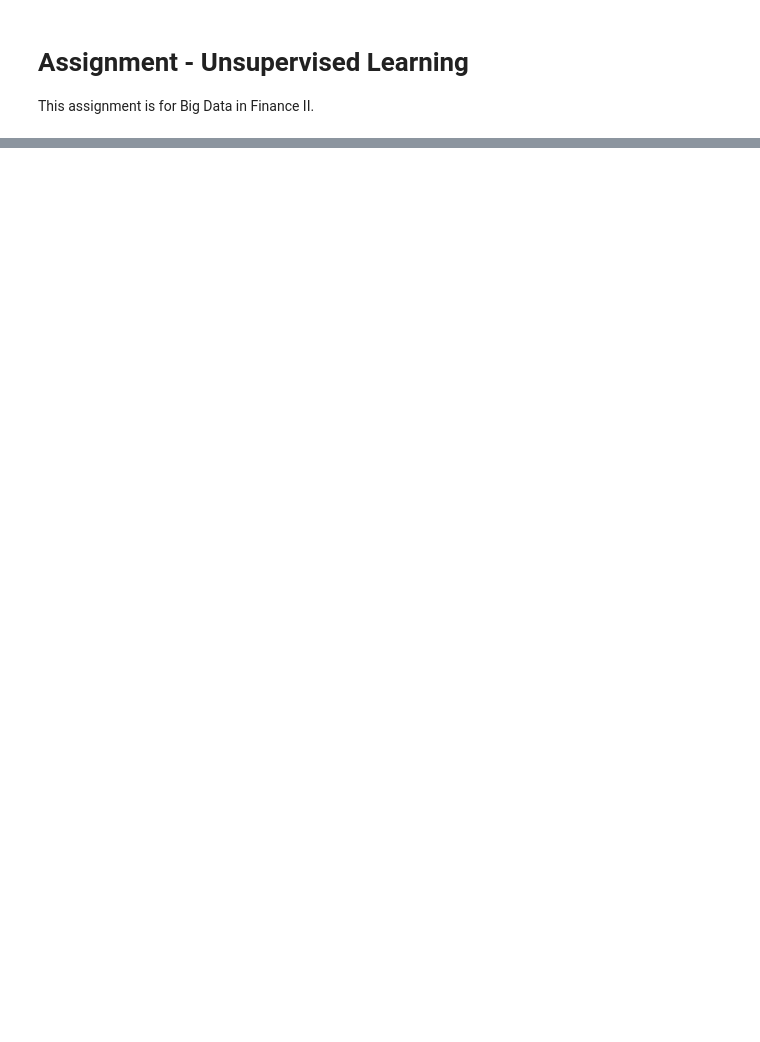
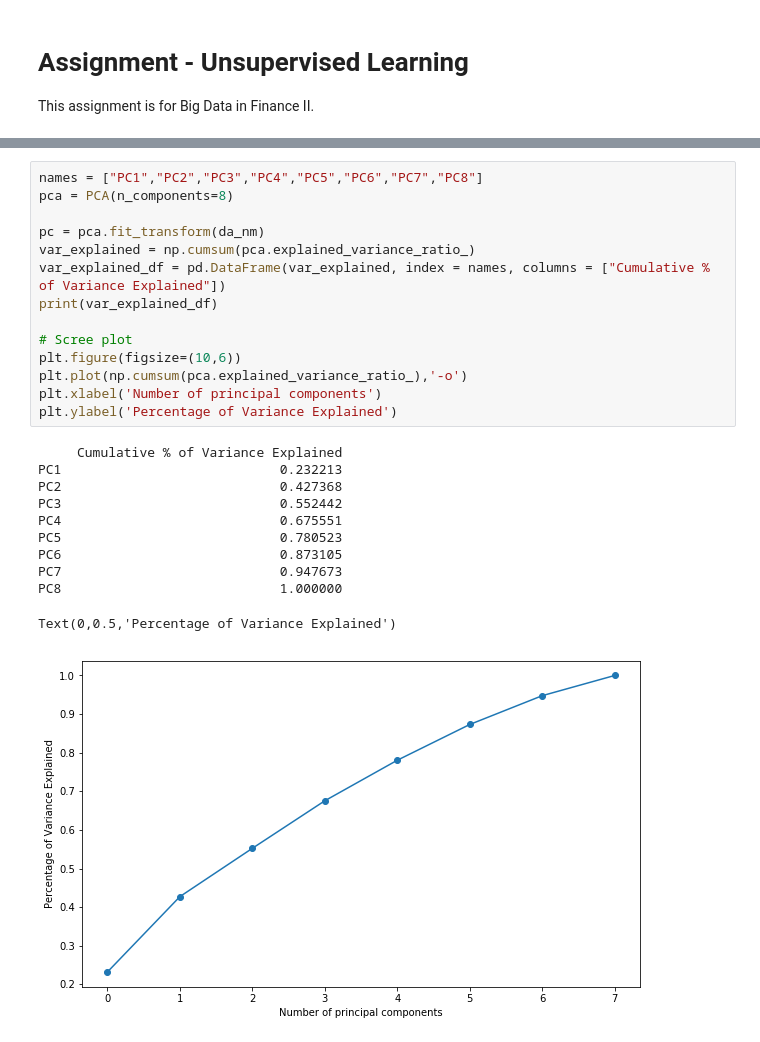
Before and after one commit to TimZhiX/Big-Data-in-Finance-II, a Jupyter notebook: Assignments/BigData2_Assignment_Group7.ipynb, the cells around one changed output, grey strips where cells are left out. Saved outputs shown, nothing was run; the diff lists cells and outputs as text; blank space fills up the shorter version.

```diff
--- a/Assignments/BigData2_Assignment_Group7.ipynb
+++ b/Assignments/BigData2_Assignment_Group7.ipynb
@@ -412,0 +125,26 @@ plt.legend(title='Cluster')
+# %%
+names = ["PC1","PC2","PC3","PC4","PC5","PC6","PC7","PC8"]
+pca = PCA(n_components=8)
+
+pc = pca.fit_transform(da_nm)
+var_explained = np.cumsum(pca.explained_variance_ratio_)
+var_explained_df = pd.DataFrame(var_explained, index = names, columns = ["Cumulative % of Variance Explained"])
+print(var_explained_df)
+
+# Scree plot
+plt.figure(figsize=(10,6))
+plt.plot(np.cumsum(pca.explained_variance_ratio_),'-o')
+plt.xlabel('Number of principal components')
+plt.ylabel('Percentage of Variance Explained')
+# %% [output]
+     Cumulative % of Variance Explained
+PC1                            0.232213
+PC2                            0.427368
+PC3                            0.552442
+PC4                            0.675551
+PC5                            0.780523
+PC6                            0.873105
+PC7                            0.947673
+PC8                            1.000000
+Text(0,0.5,'Percentage of Variance Explained')
+[figure, added]
```
Also changed, not shown: parts of 79 cells of this notebook, 1 other file.
